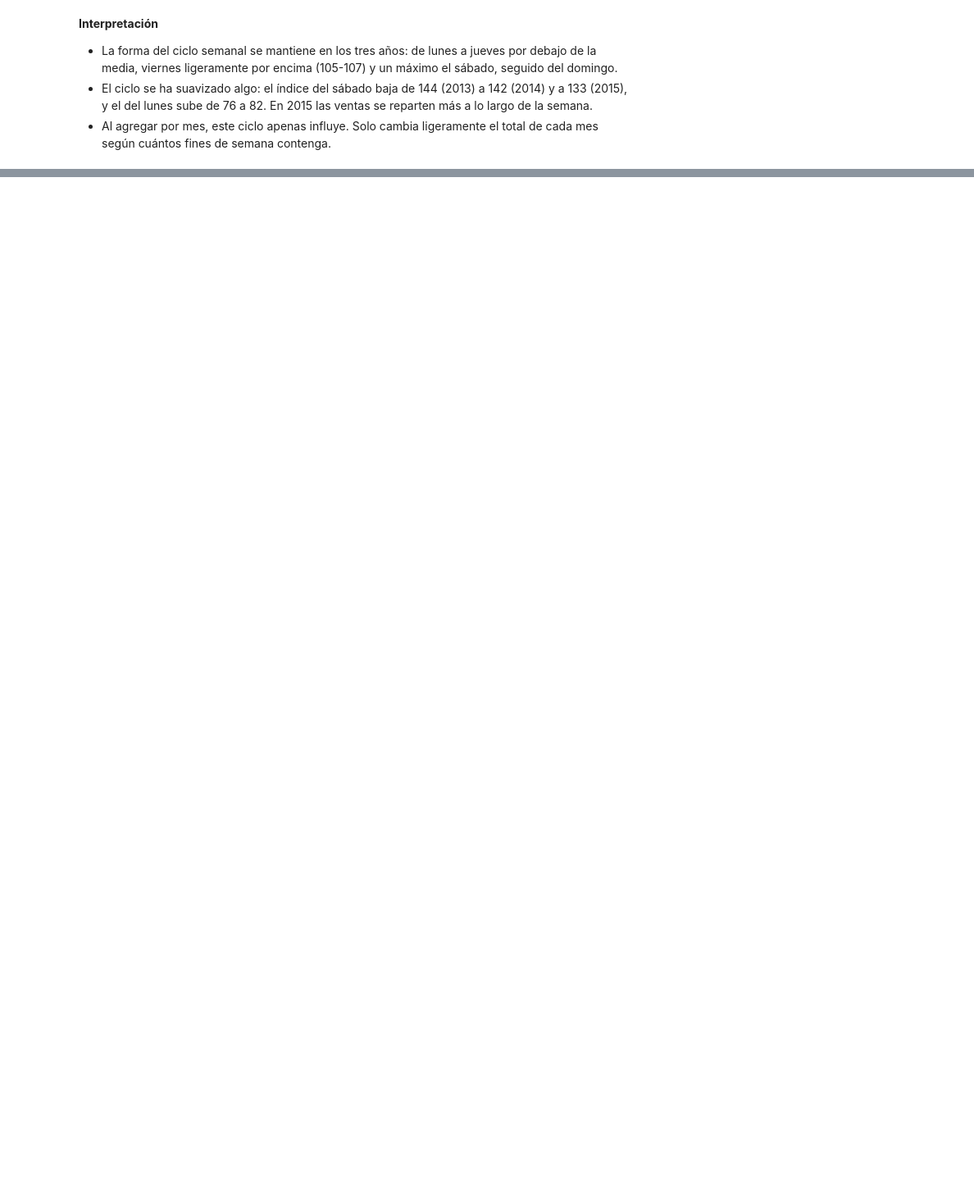
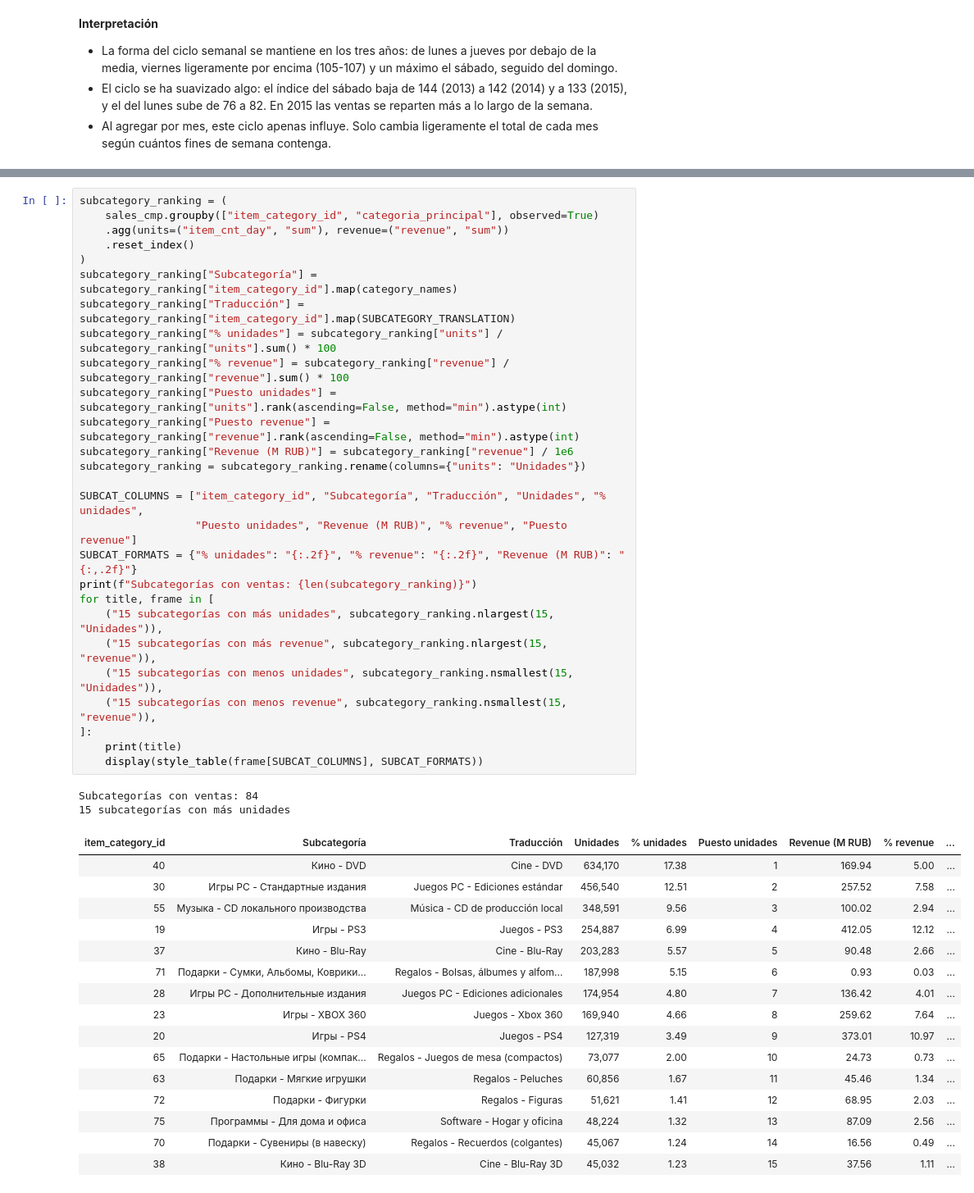
Before and after one commit to LuisCruz1996/predict_future_sales, a Jupyter notebook: notebooks/01_exploratory_data_analysis.ipynb, the cells around one changed output, grey strips where cells are left out. Shown at 82% size. Cells and saved outputs as stored; diff of their text form; blank space fills up the shorter version.

```diff
--- a/notebooks/01_exploratory_data_analysis.ipynb
+++ b/notebooks/01_exploratory_data_analysis.ipynb
@@ -2639,0 +2901,46 @@ Patrones que debe considerar el modelo de forecasting de `item_cnt_month` para n
+# %%
+subcategory_ranking = (
+    sales_cmp.groupby(["item_category_id", "categoria_principal"], observed=True)
+    .agg(units=("item_cnt_day", "sum"), revenue=("revenue", "sum"))
+    .reset_index()
+)
+subcategory_ranking["Subcategoría"] = subcategory_ranking["item_category_id"].map(category_names)
+subcategory_ranking["Traducción"] = subcategory_ranking["item_category_id"].map(SUBCATEGORY_TRANSLATION)
+subcategory_ranking["% unidades"] = subcategory_ranking["units"] / subcategory_ranking["units"].sum() * 100
+subcategory_ranking["% revenue"] = subcategory_ranking["revenue"] / subcategory_ranking["revenue"].sum() * 100
+subcategory_ranking["Puesto unidades"] = subcategory_ranking["units"].rank(ascending=False, method="min").astype(int)
+subcategory_ranking["Puesto revenue"] = subcategory_ranking["revenue"].rank(ascending=False, method="min").astype(int)
+subcategory_ranking["Revenue (M RUB)"] = subcategory_ranking["revenue"] / 1e6
+subcategory_ranking = subcategory_ranking.rename(columns={"units": "Unidades"})
+
+SUBCAT_COLUMNS = ["item_category_id", "Subcategoría", "Traducción", "Unidades", "% unidades",
+                  "Puesto unidades", "Revenue (M RUB)", "% revenue", "Puesto revenue"]
+SUBCAT_FORMATS = {"% unidades": "{:.2f}", "% revenue": "{:.2f}", "Revenue (M RUB)": "{:,.2f}"}
+print(f"Subcategorías con ventas: {len(subcategory_ranking)}")
+for title, frame in [
+    ("15 subcategorías con más unidades", subcategory_ranking.nlargest(15, "Unidades")),
+    ("15 subcategorías con más revenue", subcategory_ranking.nlargest(15, "revenue")),
+    ("15 subcategorías con menos unidades", subcategory_ranking.nsmallest(15, "Unidades")),
+    ("15 subcategorías con menos revenue", subcategory_ranking.nsmallest(15, "revenue")),
+]:
+    print(title)
+    display(style_table(frame[SUBCAT_COLUMNS], SUBCAT_FORMATS))
+# %% [output]
+Subcategorías con ventas: 84
+15 subcategorías con más unidades
+| item_category_id | Subcategoría | Traducción | Unidades | % unidades | Puesto unidades | Revenue (M RUB) | % revenue | ... |
+| 40 | Кино - DVD | Cine - DVD | 634,170 | 17.38 | 1 | 169.94 | 5.00 | ... |
+| 30 | Игры PC - Стандартные издания | Juegos PC - Ediciones estándar | 456,540 | 12.51 | 2 | 257.52 | 7.58 | ... |
+| 55 | Музыка - CD локального производства | Música - CD de producción local | 348,591 | 9.56 | 3 | 100.02 | 2.94 | ... |
+| 19 | Игры - PS3 | Juegos - PS3 | 254,887 | 6.99 | 4 | 412.05 | 12.12 | ... |
+| 37 | Кино - Blu-Ray | Cine - Blu-Ray | 203,283 | 5.57 | 5 | 90.48 | 2.66 | ... |
+| 71 | Подарки - Сумки, Альбомы, Коврики... | Regalos - Bolsas, álbumes y alfom... | 187,998 | 5.15 | 6 | 0.93 | 0.03 | ... |
+| 28 | Игры PC - Дополнительные издания | Juegos PC - Ediciones adicionales | 174,954 | 4.80 | 7 | 136.42 | 4.01 | ... |
+| 23 | Игры - XBOX 360 | Juegos - Xbox 360 | 169,940 | 4.66 | 8 | 259.62 | 7.64 | ... |
+| 20 | Игры - PS4 | Juegos - PS4 | 127,319 | 3.49 | 9 | 373.01 | 10.97 | ... |
+| 65 | Подарки - Настольные игры (компак... | Regalos - Juegos de mesa (compactos) | 73,077 | 2.00 | 10 | 24.73 | 0.73 | ... |
+| 63 | Подарки - Мягкие игрушки | Regalos - Peluches | 60,856 | 1.67 | 11 | 45.46 | 1.34 | ... |
+| 72 | Подарки - Фигурки | Regalos - Figuras | 51,621 | 1.41 | 12 | 68.95 | 2.03 | ... |
+| 75 | Программы - Для дома и офиса | Software - Hogar y oficina | 48,224 | 1.32 | 13 | 87.09 | 2.56 | ... |
+| 70 | Подарки - Сувениры (в навеску) | Regalos - Recuerdos (colgantes) | 45,067 | 1.24 | 14 | 16.56 | 0.49 | ... |
+| 38 | Кино - Blu-Ray 3D | Cine - Blu-Ray 3D | 45,032 | 1.23 | 15 | 37.56 | 1.11 | ... |
```
Also changed, not shown: parts of 40 cells of this notebook.
